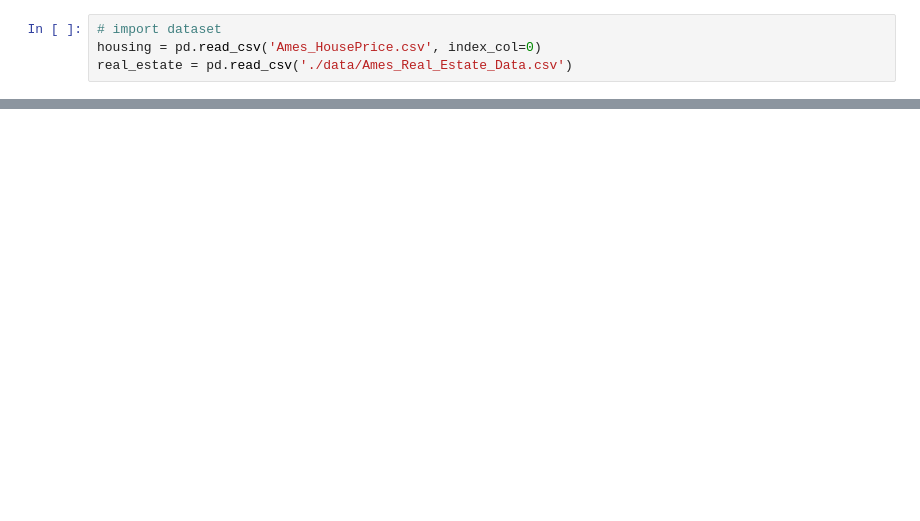
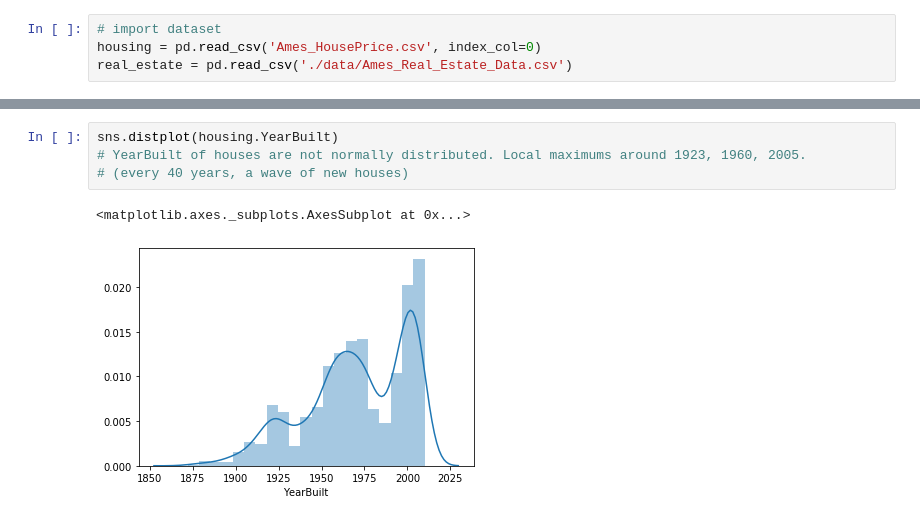
Before and after one commit to brandoncryu/ames_ml_project, a Jupyter notebook: brandon_EDA.ipynb, the cells around one changed output, grey strips where cells are left out. Saved outputs shown, nothing was run; the diff lists cells and outputs as text; blank space fills up the shorter version.

```diff
--- a/brandon_EDA.ipynb
+++ b/brandon_EDA.ipynb
@@ -30,0 +49,7 @@ ValueError: plot kind scatter can only be used for data frames
+# %%
+sns.distplot(housing.YearBuilt)
+# YearBuilt of houses are not normally distributed. Local maximums around 1923, 1960, 2005.
+# (every 40 years, a wave of new houses)
+# %% [output]
+<matplotlib.axes._subplots.AxesSubplot at 0x...>
+[figure, added]
```
Also changed, not shown: parts of 4 cells of this notebook, 2 other files.
